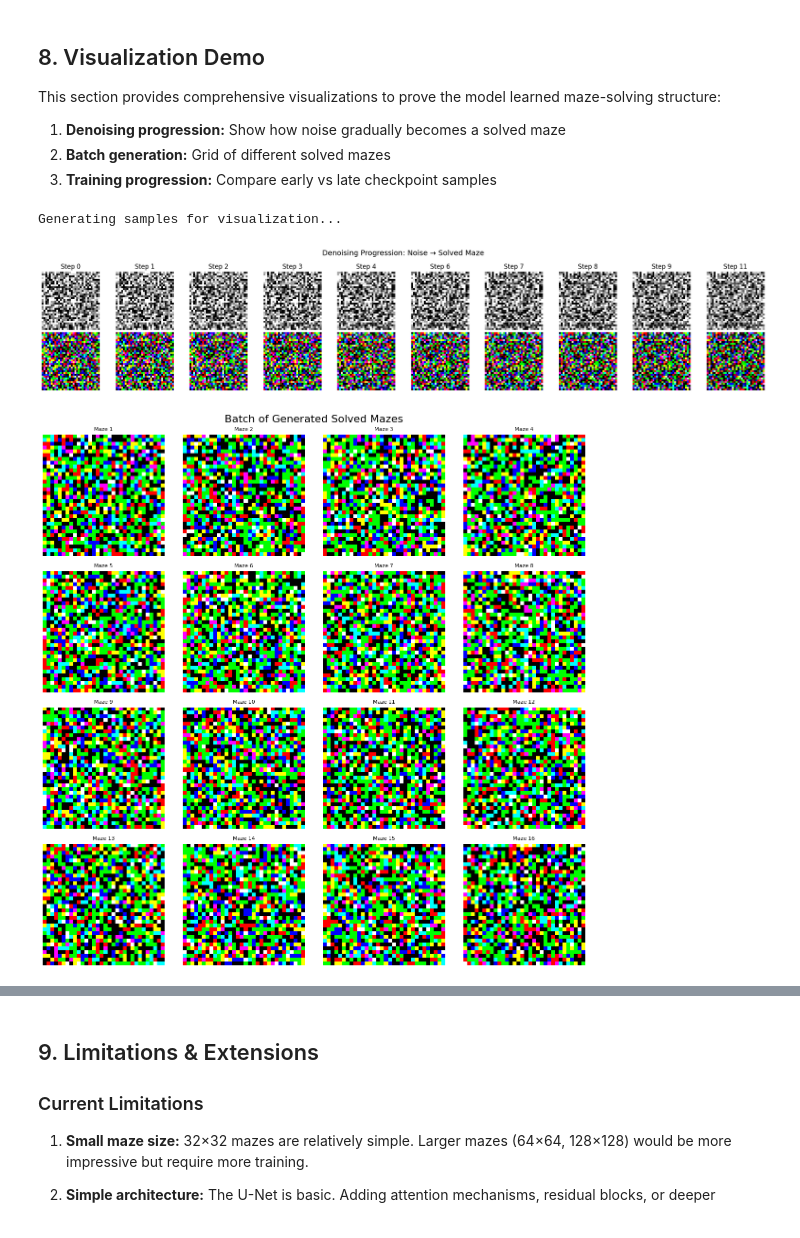
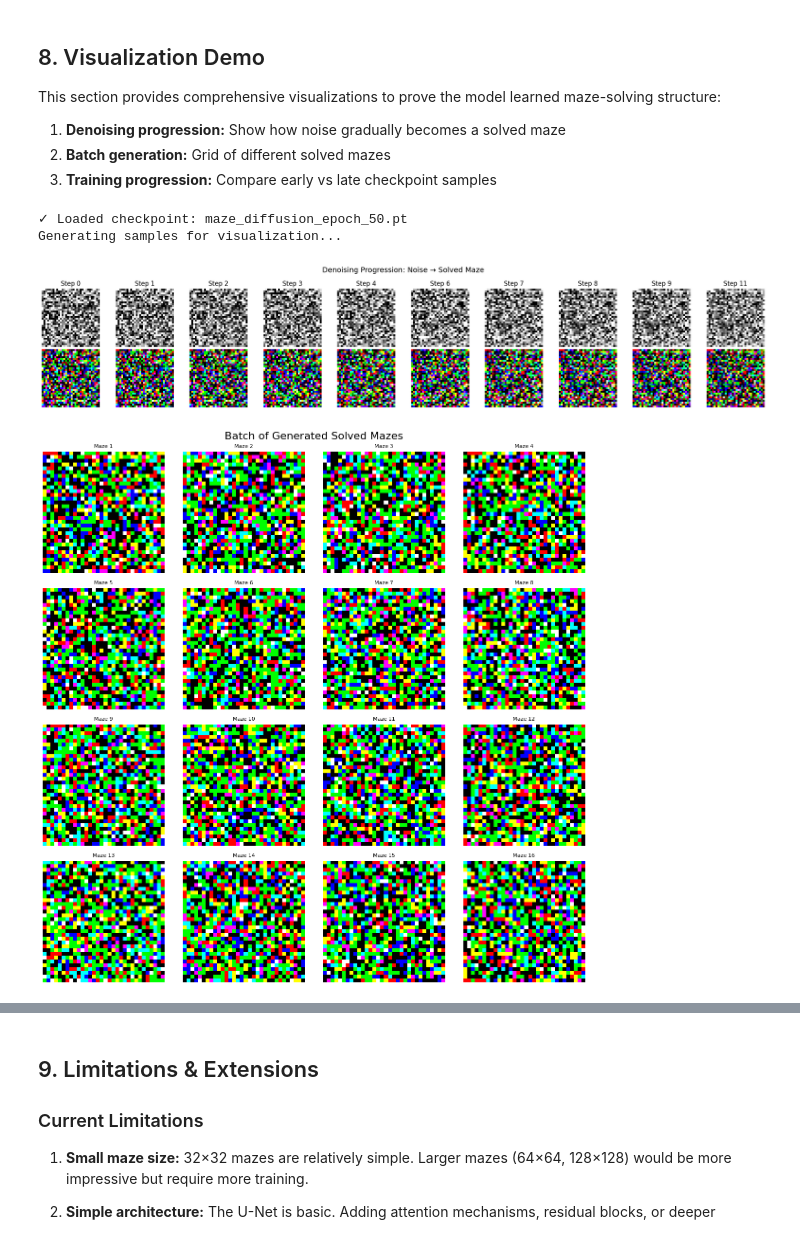
Before and after one commit to harvestwalukow/maze, a Jupyter notebook: code.ipynb, the cells around one changed output, grey strips where cells are left out. Cells and saved outputs as stored; diff of their text form; code cells hidden in the pictures.

```diff
--- a/code.ipynb
+++ b/code.ipynb
@@ -884,35 +884,49 @@ def visualize_batch_generation(samples: torch.Tensor, title: str = "Generated So
 
         # Combined visualization
         combined = np.zeros((x.shape[1], x.shape[2], 3))
         combined[:, :, 0] = x_binary[0]  # Walls (red)
         combined[:, :, 1] = np.clip(x_binary[1] + x_binary[2], 0, 1)  # Start/End (green)
         combined[:, :, 2] = x_binary[3]  # Path (blue)
 
         axes[i].imshow(combined)
         axes[i].axis('off')
         axes[i].set_title(f"Maze {i+1}", fontsize=8)
 
     # Hide extra subplots
     for i in range(batch_size, len(axes)):
         axes[i].axis('off')
 
     plt.suptitle(title, fontsize=16)
     plt.tight_layout()
     plt.show()
 
+# Load latest checkpoint
+import os
+checkpoint_files = [f for f in os.listdir('.') if f.startswith('maze_diffusion_epoch_') and f.endswith('.pt')]
+if checkpoint_files:
+    checkpoint_files.sort(key=lambda x: int(x.split('_')[-1].split('.')[0]))
+    latest_checkpoint = checkpoint_files[-1]
+    checkpoint = torch.load(latest_checkpoint, map_location=device)
+    model.load_state_dict(checkpoint['model_state_dict'])
+    model.eval()
+    print(f"✓ Loaded checkpoint: {latest_checkpoint}")
+else:
+    print("✗ WARNING: No checkpoint found! Model is untrained.")
+
 # Generate samples for visualization
 print("Generating samples for visualization...")
 samples, denoising_steps = sample(model, diffusion, (16, 4, IMAGE_SIZE, IMAGE_SIZE), num_steps=100)
 
 # Visualize denoising progression
 visualize_denoising_progression(denoising_steps, "Denoising Progression: Noise → Solved Maze")
 
 # Visualize batch generation
 visualize_batch_generation(samples, "Batch of Generated Solved Mazes")
 # %% [output]
+✓ Loaded checkpoint: maze_diffusion_epoch_50.pt
 Generating samples for visualization...
-[figure, old version]
+[figure, new version]
-[figure, old version]
+[figure, new version]
 # %%
 def compare_training_progression(checkpoint_paths: List[str], diffusion, num_samples: int = 4):
     """
```
Also changed, not shown: parts of 1 cell of this notebook.
